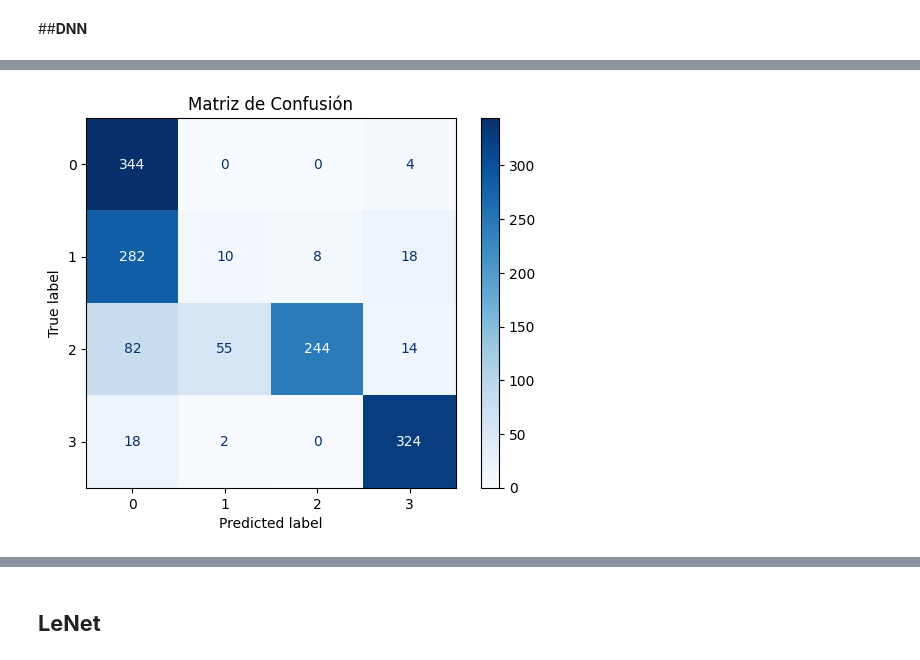
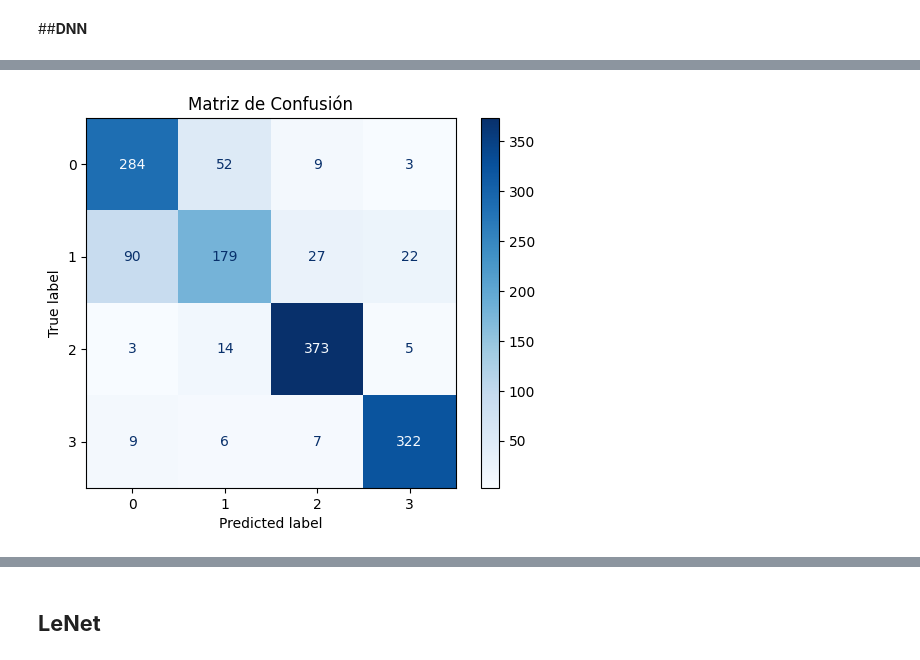
Before and after one commit to SebSational/Deep_Tumor_Classifier, a Jupyter notebook: BASE_PROYECTO.ipynb, the cells around one changed output, grey strips where cells are left out. Saved outputs shown, nothing was run; the diff lists cells and outputs as text; code cells hidden in the pictures.

```diff
--- a/BASE_PROYECTO.ipynb
+++ b/BASE_PROYECTO.ipynb
@@ -138,6 +137,12 @@ plt.show()
 # %% [markdown]
 ##**DNN**
 # %%
+from tensorflow.keras.optimizers import Adam
+
+learning_rate = 0.0001
+
+optimizer = Adam(learning_rate=learning_rate)
+
 dnn_model = Sequential([
     Flatten(input_shape=(128, 128, 1)),
     Dense(256, activation='relu'),
@@ -148,9 +153,9 @@ dnn_model = Sequential([
     Dense(4, activation='softmax')
 ])
 
-dnn_model.compile(optimizer='adam',
-              loss='sparse_categorical_crossentropy',
-              metrics=['accuracy'])
+dnn_model.compile(optimizer=optimizer,
+                  loss='sparse_categorical_crossentropy',
+                  metrics=['accuracy'])
 
 dnn_model.summary()
 # %% [output]
@@ -210,7 +235,7 @@ plt.show()
 from sklearn.metrics import confusion_matrix, ConfusionMatrixDisplay
 import numpy as np
 
-y_pred = np.argmax(model.predict(x_test_split), axis=1)
+y_pred = np.argmax(dnn_model.predict(x_test_split), axis=1)
 
 conf_matrix = confusion_matrix(y_test_split, y_pred)
 
@@ -222 +247 @@ plt.show()
-[figure, old version]
+[figure, new version]
```
Also changed, not shown: parts of 16 cells of this notebook.
